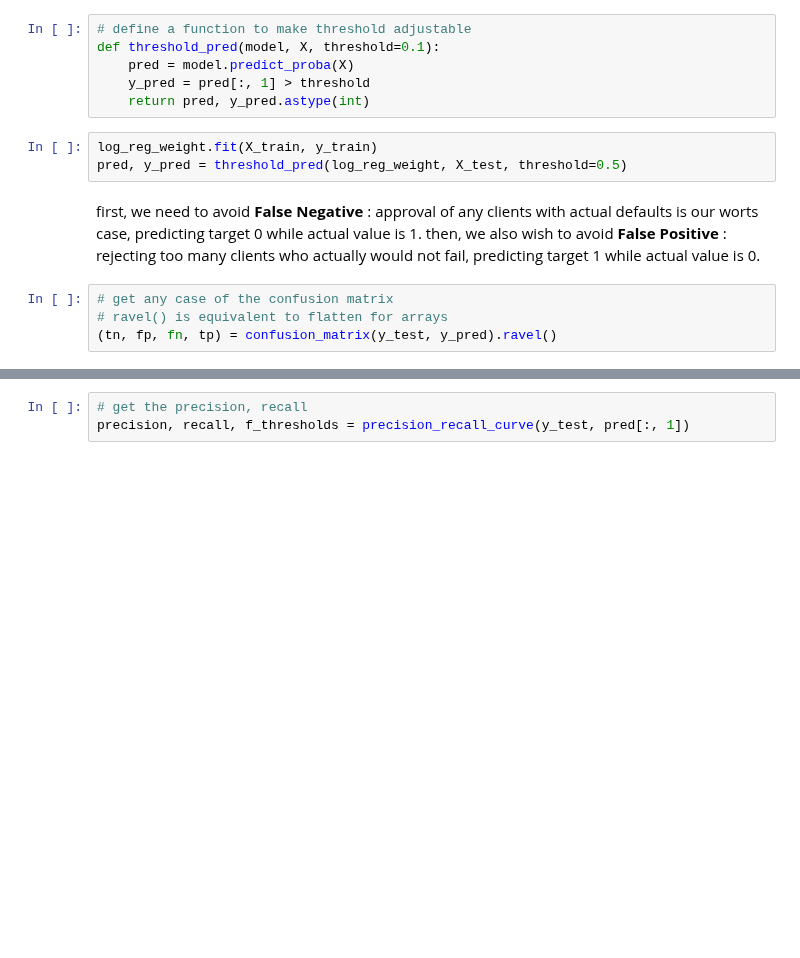
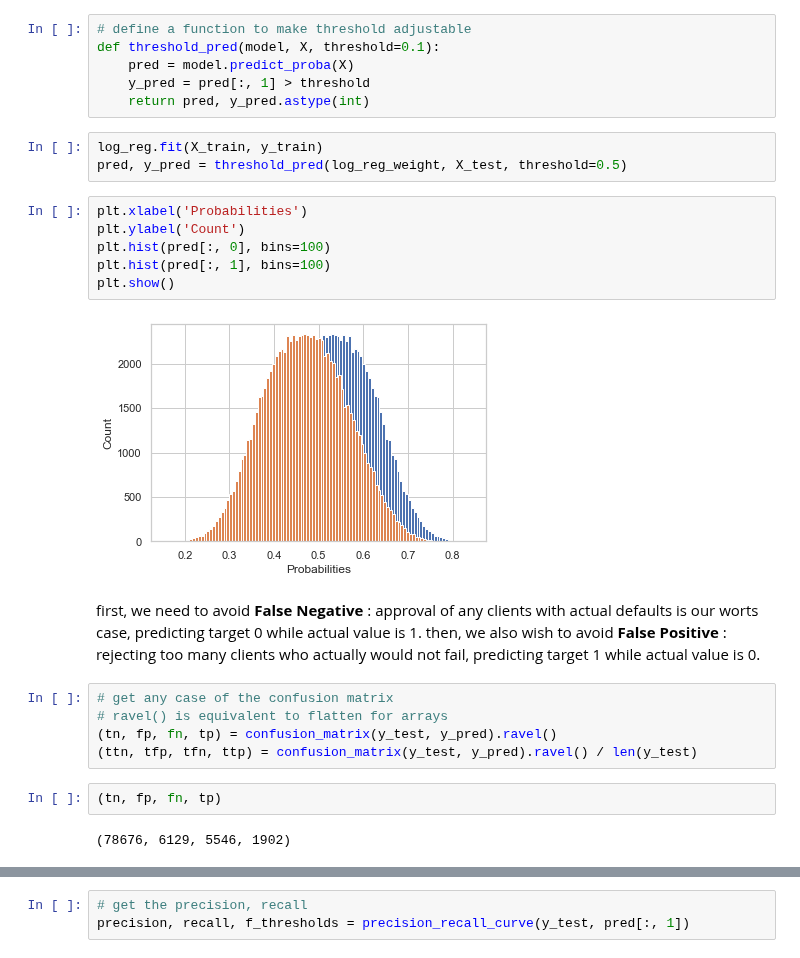
Before and after one commit to EtienneLardeur/P7_Scoring, a Jupyter notebook: P7_Model.ipynb, the cells around one changed output, grey strips where cells are left out. Drawn from its saved outputs; the diff is of its cells as text; blank space fills up the shorter version.

```diff
--- a/P7_Model.ipynb
+++ b/P7_Model.ipynb
@@ -414,8 +421,16 @@ def threshold_pred(model, X, threshold=0.1):
     y_pred = pred[:, 1] > threshold
     return pred, y_pred.astype(int)
 # %%
-log_reg_weight.fit(X_train, y_train)
+log_reg.fit(X_train, y_train)
 pred, y_pred = threshold_pred(log_reg_weight, X_test, threshold=0.5)
+# %%
+plt.xlabel('Probabilities')
+plt.ylabel('Count')
+plt.hist(pred[:, 0], bins=100)
+plt.hist(pred[:, 1], bins=100)
+plt.show()
+# %% [output]
+[figure, added]
 # %% [markdown]
 first, we need to avoid __False Negative__ : approval of any clients with actual defaults is our worts case, predicting target 0 while actual value is 1.
 then, we also wish to avoid __False Positive__ : rejecting too many clients who actually would not fail, predicting target 1 while actual value is 0.
@@ -423,3 +438,8 @@ then, we also wish to avoid __False Positive__ : rejecting too many clients who
 # get any case of the confusion matrix
 # ravel() is equivalent to flatten for arrays
 (tn, fp, fn, tp) = confusion_matrix(y_test, y_pred).ravel()
+(ttn, tfp, tfn, ttp) = confusion_matrix(y_test, y_pred).ravel() / len(y_test)
+# %%
+(tn, fp, fn, tp)
+# %% [output]
+(78676, 6129, 5546, 1902)
```
Also changed, not shown: parts of 10 cells of this notebook, 2 other files.
